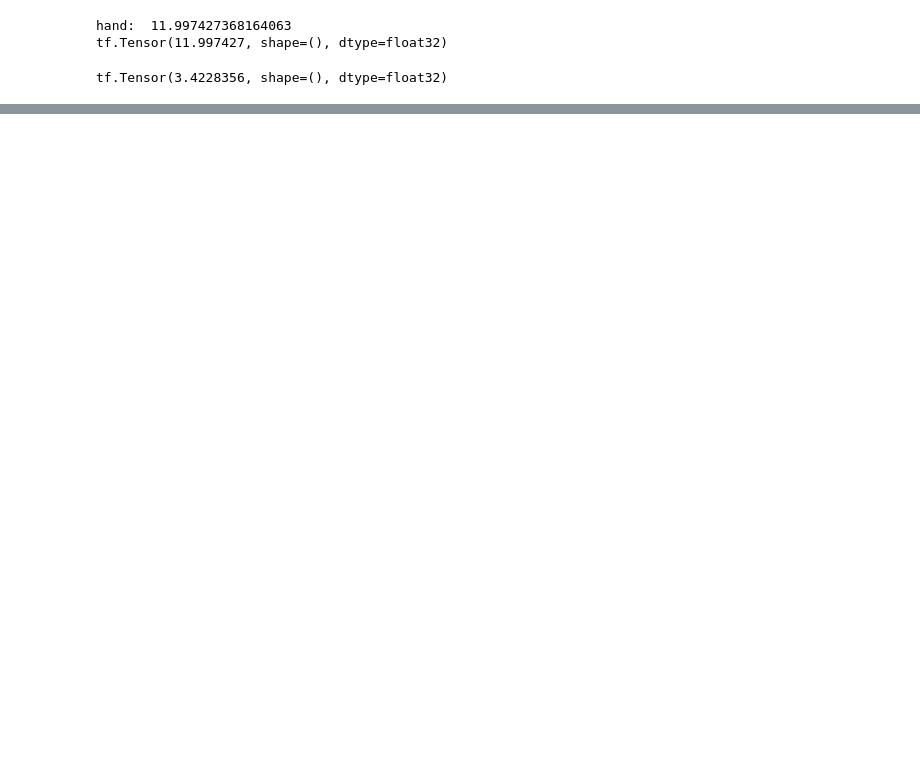
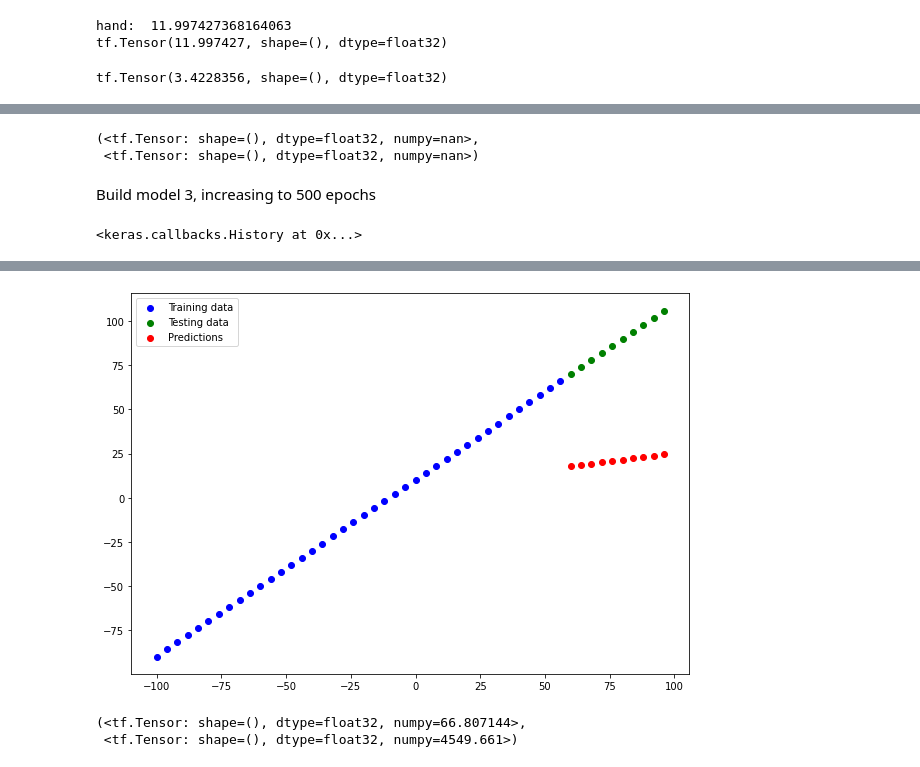
Before and after one commit to pkro/tensorflow_cert_training, a Jupyter notebook: colab_notebooks/01_neural_network_regression_with_tensorflow.ipynb, the cells around one changed output, grey strips where cells are left out. Cells and saved outputs as stored; diff of their text form; code cells hidden in the pictures; blank space fills up the shorter version.

```diff
--- a/colab_notebooks/01_neural_network_regression_with_tensorflow.ipynb
+++ b/colab_notebooks/01_neural_network_regression_with_tensorflow.ipynb
@@ -629,0 +715,30 @@ tf.Tensor(3.4228356, shape=(), dtype=float32)
+# %%
+mae_2 = mae(y_test, y_preds_2)
+mse_2 = mse(y_test, y_preds_2)
+mae_2, mse_2
+# %% [output]
+(<tf.Tensor: shape=(), dtype=float32, numpy=nan>,
+ <tf.Tensor: shape=(), dtype=float32, numpy=nan>)
+# %% [markdown]
+Build model 3, increasing to 500 epochs
+# %%
+tf.random.set_seed(42)
+
+model_3 = tf.keras.models.Sequential([
+    tf.keras.layers.Dense(10),
+    tf.keras.layers.Dense(1)
+], name="model_3")
+
+model_3.compile(
+    loss=tf.keras.losses.mae,
+    optimizer=tf.keras.optimizers.SGD(),
+    metrics=["mse"]
+)
+
+model_3.fit(tf.expand_dims(X_train, axis=-1), y_train, epochs=500, verbose=0)
+# %% [output]
+<keras.callbacks.History at 0x...>
+# %%
+y_preds_3 = model_3.predict(y_test)
+plot_predictions(X_train, y_train, X_test, y_test, y_preds_3)
+# %% [output]
@@ -629,0 +746,8 @@ tf.Tensor(3.4228356, shape=(), dtype=float32)
+[figure, added]
+# %%
+mae_3 = mae(y_test, y_preds_3)
+mse_3 = mse(y_test, y_preds_3)
+mae_3, mse_3
+# %% [output]
+(<tf.Tensor: shape=(), dtype=float32, numpy=66.807144>,
+ <tf.Tensor: shape=(), dtype=float32, numpy=4549.661>)
```
Also changed, not shown: parts of 46 cells of this notebook.
